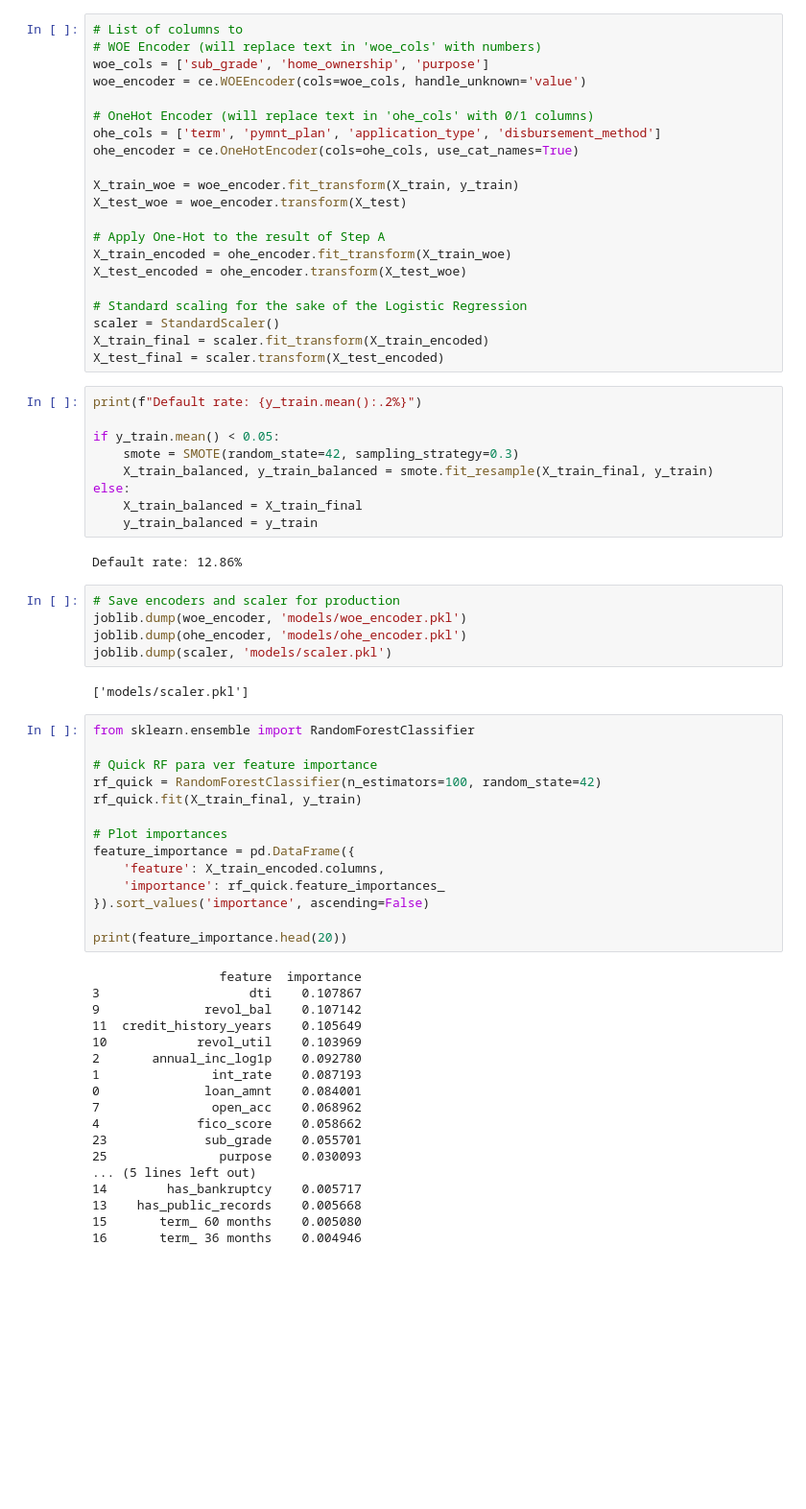
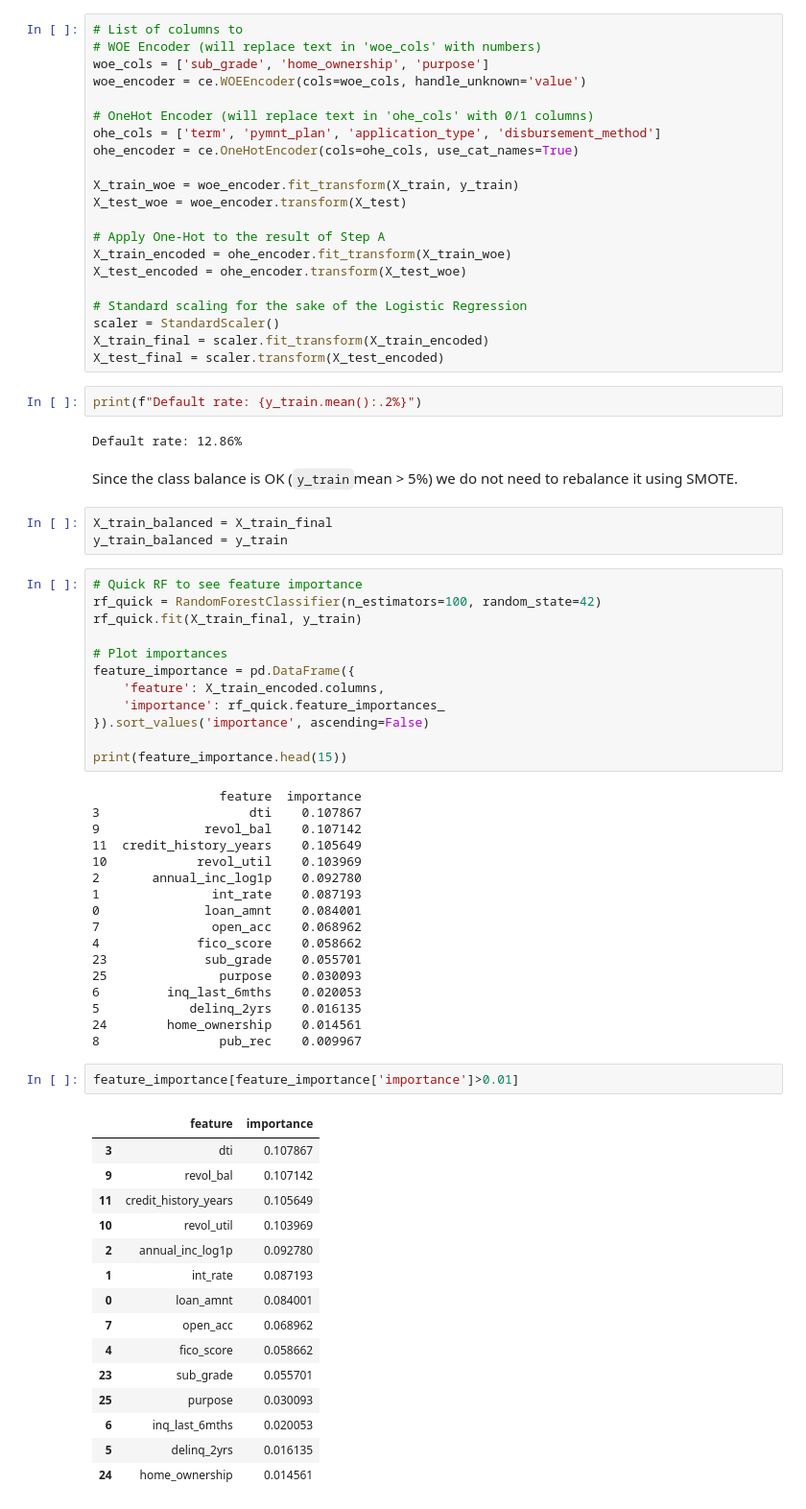
Before and after one commit to martinezb-jose-c/credit-risk-modeling, a Jupyter notebook: 02_feature_engineering.ipynb, the cells around one changed output. Shown at 96% size. Cells and saved outputs as stored; diff of their text form; blank space fills up the shorter version.

```diff
--- a/02_feature_engineering.ipynb
+++ b/02_feature_engineering.ipynb
@@ -401,28 +403,17 @@ X_test_encoded = ohe_encoder.transform(X_test_woe)
 scaler = StandardScaler()
 X_train_final = scaler.fit_transform(X_train_encoded)
 X_test_final = scaler.transform(X_test_encoded)
+# %%
+print(f"Default rate: {y_train.mean():.2%}")
+# %% [output]
+Default rate: 12.86%
+# %% [markdown]
+Since the class balance is OK (`y_train`mean > 5%) we do not need to rebalance it using SMOTE.
 # %%
-print(f"Default rate: {y_train.mean():.2%}")
-
-if y_train.mean() < 0.05:
-    smote = SMOTE(random_state=42, sampling_strategy=0.3)
-    X_train_balanced, y_train_balanced = smote.fit_resample(X_train_final, y_train)
-else:
-    X_train_balanced = X_train_final
-    y_train_balanced = y_train
+X_train_balanced = X_train_final
+y_train_balanced = y_train
-# %% [output]
-Default rate: 12.86%
-# %%
-# Save encoders and scaler for production
-joblib.dump(woe_encoder, 'models/woe_encoder.pkl')
-joblib.dump(ohe_encoder, 'models/ohe_encoder.pkl')
-joblib.dump(scaler, 'models/scaler.pkl')
-# %% [output]
-['models/scaler.pkl']
 # %%
-from sklearn.ensemble import RandomForestClassifier
-
-# Quick RF para ver feature importance
+# Quick RF to see feature importance
 rf_quick = RandomForestClassifier(n_estimators=100, random_state=42)
 rf_quick.fit(X_train_final, y_train)
 
@@ -432,7 +423,7 @@ feature_importance = pd.DataFrame({
     'importance': rf_quick.feature_importances_
 }).sort_values('importance', ascending=False)
 
-print(feature_importance.head(20))
+print(feature_importance.head(15))
 # %% [output]
                  feature  importance
 3                    dti    0.107867
@@ -446,8 +437,25 @@ print(feature_importance.head(20))
 4             fico_score    0.058662
 23             sub_grade    0.055701
 25               purpose    0.030093
-... (5 lines left out)
-14        has_bankruptcy    0.005717
-13    has_public_records    0.005668
-15       term_ 60 months    0.005080
-16       term_ 36 months    0.004946
+6         inq_last_6mths    0.020053
+5            delinq_2yrs    0.016135
+24        home_ownership    0.014561
+8                pub_rec    0.009967
+# %%
+feature_importance[feature_importance['importance']>0.01]
+# %% [output]
+|  | feature | importance |
+| 3 | dti | 0.107867 |
+| 9 | revol_bal | 0.107142 |
+| 11 | credit_history_years | 0.105649 |
+| 10 | revol_util | 0.103969 |
+| 2 | annual_inc_log1p | 0.092780 |
+| 1 | int_rate | 0.087193 |
+| 0 | loan_amnt | 0.084001 |
+| 7 | open_acc | 0.068962 |
+| 4 | fico_score | 0.058662 |
+| 23 | sub_grade | 0.055701 |
+| 25 | purpose | 0.030093 |
+| 6 | inq_last_6mths | 0.020053 |
+| 5 | delinq_2yrs | 0.016135 |
+| 24 | home_ownership | 0.014561 |
```
Also changed, not shown: parts of 3 cells of this notebook.
